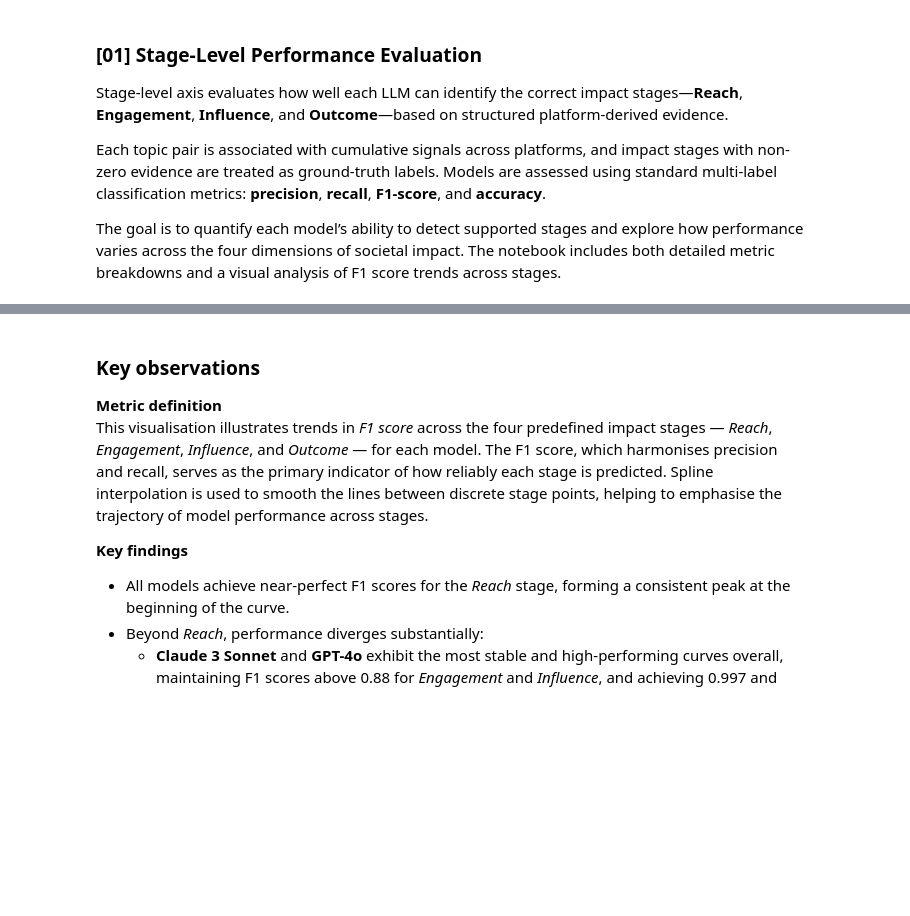
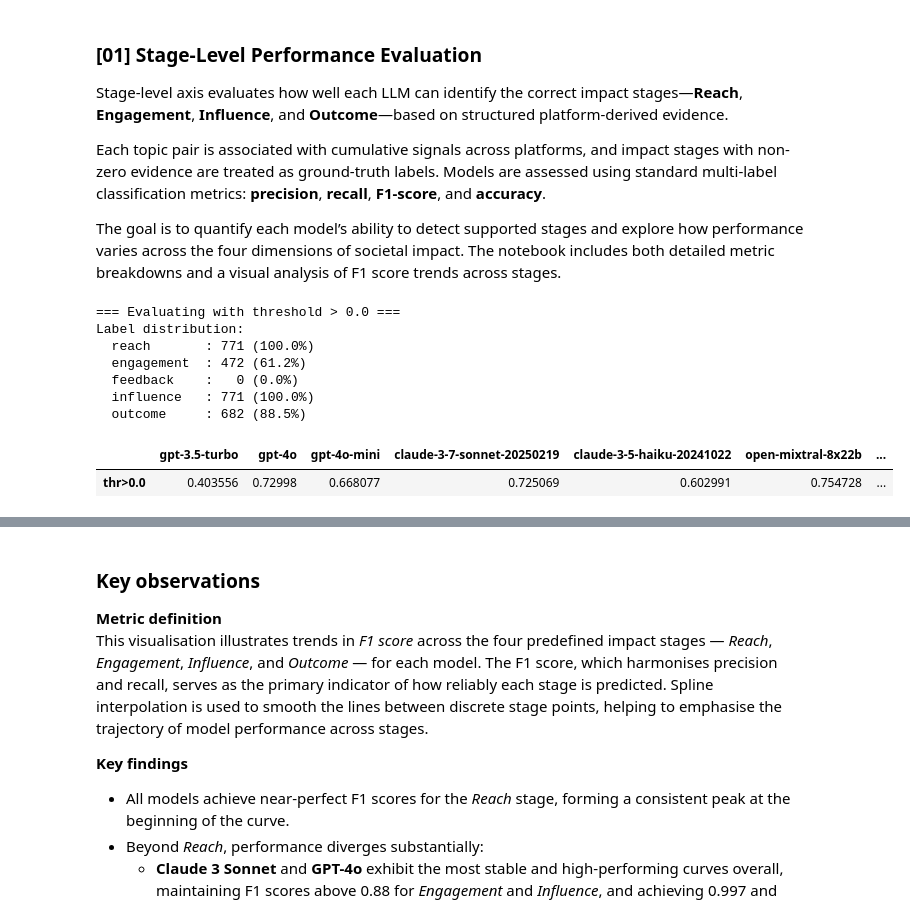
Before and after one commit to flowmetrics-ai/predicting-multidimensional-research-impact, a Jupyter notebook: experiments/Flowmetrics-validation.ipynb, the cells around one changed output, grey strips where cells are left out. Drawn from its saved outputs; the diff is of its cells as text; code cells hidden in the pictures; blank space fills up the shorter version.

```diff
--- a/experiments/Flowmetrics-validation.ipynb
+++ b/experiments/Flowmetrics-validation.ipynb
@@ -191,0 +152,77 @@ def evaluate_model(df, model):
+# %%
+# === Stage-Level Evaluation with Threshold Sensitivity and Label Distribution ===
+
+def get_true_stages(row, threshold=0.0):
+    """Return set of stages where cumulative platform evidence > threshold."""
+    true_stages = set()
+    for stage in impact_stages:
+        evidence_list = row[stage]
+        if not isinstance(evidence_list, list):
+            continue
+        evidence_sum = sum(score for _, score in evidence_list)
+        if evidence_sum > threshold:
+            true_stages.add(stage)
+    return true_stages
+
+
+def evaluate_model(df, model, true_col="true_stages"):
+    """Compute per-stage precision, recall, F1, accuracy for a given model."""
+    y_true = df[true_col].apply(lambda s: {x.lower() for x in s})
+    y_pred_col = f"predicted_stages_{model}"
+    y_pred = df[y_pred_col].apply(lambda lst: {x.lower() for x in lst if isinstance(x, str)})
+
+    metrics = {}
+    for stage in impact_stages:
+        stage_lower = stage.lower()
+        y_true_stage = y_true.apply(lambda s: stage_lower in s)
+        y_pred_stage = y_pred.apply(lambda s: stage_lower in s)
+
+        metrics[stage] = {
+            "Precision": precision_score(y_true_stage, y_pred_stage, zero_division=0),
+            "Recall": recall_score(y_true_stage, y_pred_stage, zero_division=0),
+            "F1": f1_score(y_true_stage, y_pred_stage, zero_division=0),
+            "Accuracy": accuracy_score(y_true_stage, y_pred_stage)
+        }
+
+    return pd.DataFrame(metrics).T
+
+
+def print_label_distribution(df, true_col="true_stages"):
+    """Print how many topic pairs have each stage label."""
+    counts = {stage: df[true_col].apply(lambda s: stage in s).sum() for stage in impact_stages}
+    total = len(df)
+    print("Label distribution:")
+    for stage, c in counts.items():
+        print(f"  {stage:<12}: {c:3d} ({c/total:.1%})")
+    return counts
+
+
+# --- Evaluate across multiple thresholds ---
+thresholds = [0.0, 0.003, 0.01, 0.02]
+sensitivity_results = {}
+
+for thr in thresholds:
+    print(f"\n=== Evaluating with threshold > {thr} ===")
+    df[f"true_stages_thr{thr}"] = df.apply(lambda row: get_true_stages(row, threshold=thr), axis=1)
+    label_counts = print_label_distribution(df, true_col=f"true_stages_thr{thr}")
+
+    results = {}
+    for model in models:
+        res = evaluate_model(df, model, true_col=f"true_stages_thr{thr}")
+        results[model] = res
+    sensitivity_results[thr] = results
+
+    # Compute and show average F1 per model for quick comparison
+    mean_f1 = {model: results[model]["F1"].mean() for model in models}
+    summary = pd.DataFrame(mean_f1, index=[f"thr>{thr}"])
+    display(summary)
+# %% [output]
+=== Evaluating with threshold > 0.0 ===
+Label distribution:
+  reach       : 771 (100.0%)
+  engagement  : 472 (61.2%)
+  feedback    :   0 (0.0%)
+  influence   : 771 (100.0%)
+  outcome     : 682 (88.5%)
+|  | gpt-3.5-turbo | gpt-4o | gpt-4o-mini | claude-3-7-sonnet-20250219 | claude-3-5-haiku-20241022 | open-mixtral-8x22b | ... |
+| thr>0.0 | 0.403556 | 0.72998 | 0.668077 | 0.725069 | 0.602991 | 0.754728 | ... |
```
Also changed, not shown: parts of 8 cells of this notebook, 1 other file.
